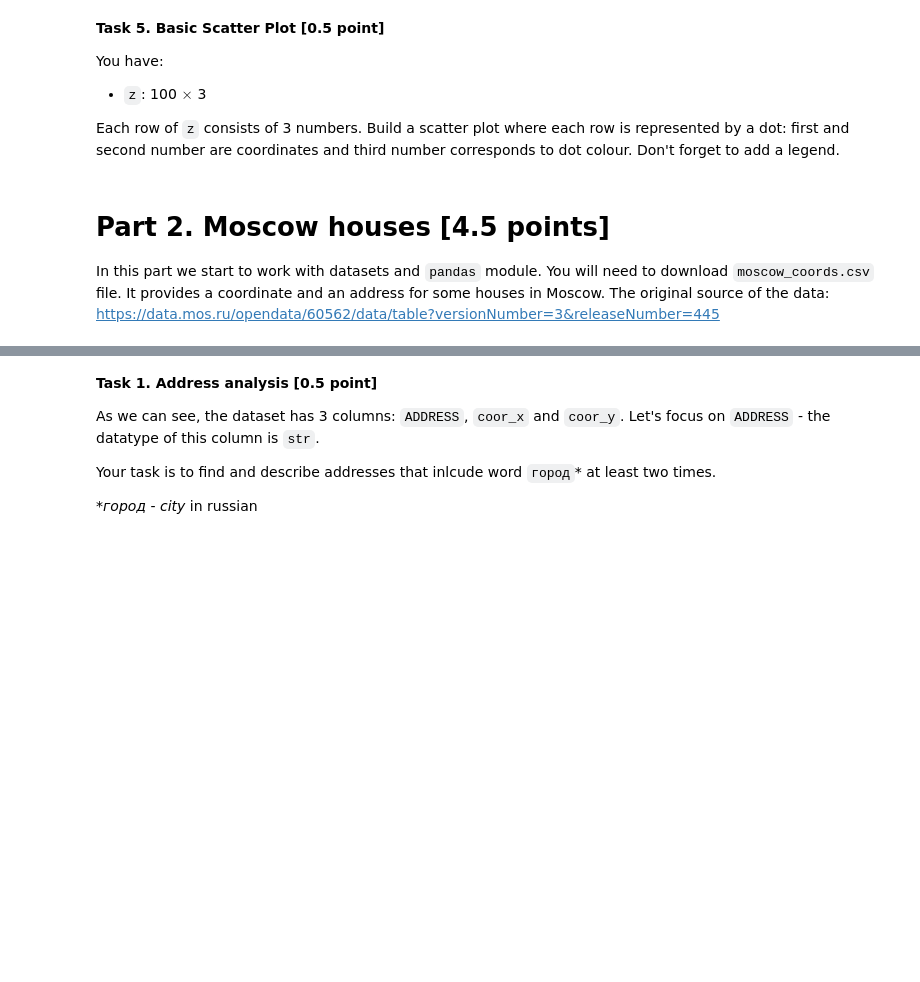
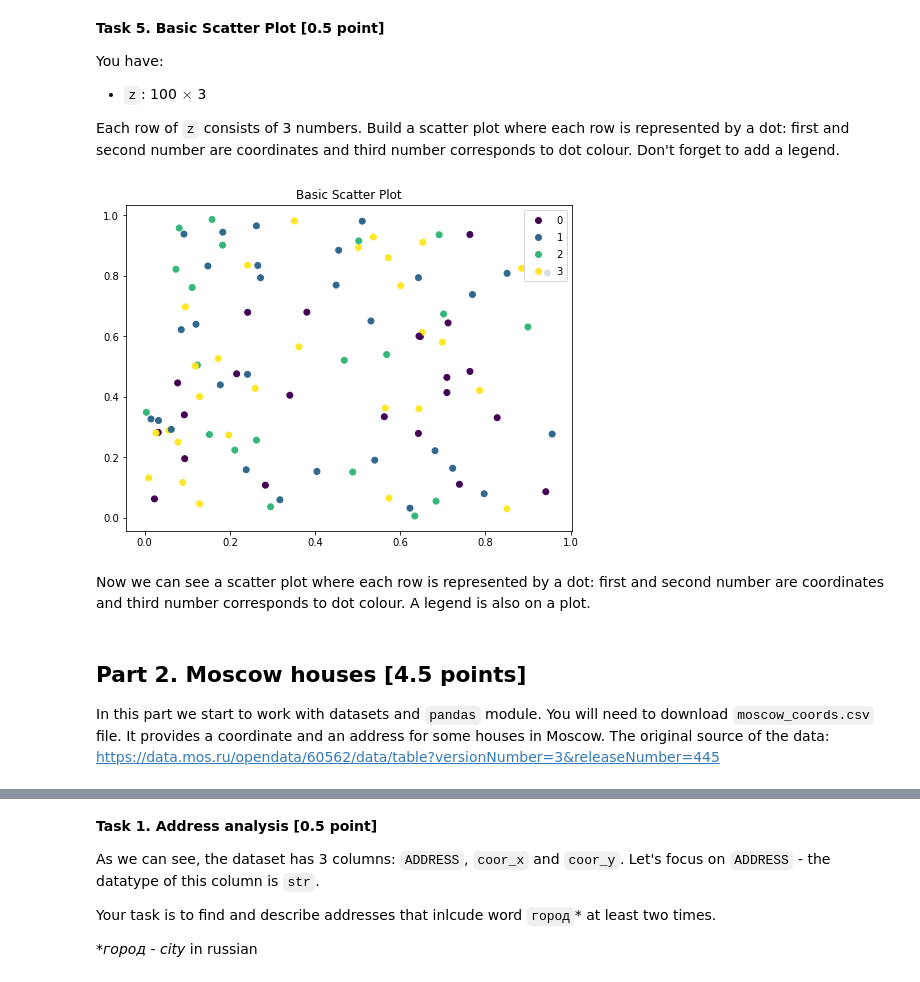
Before and after one commit to eugeuie/machine-learning, a Jupyter notebook: homework_1_numpy_pandas_matplotlib/2021_lab01_m103_Abdullaeva_Evgenia.ipynb, the cells around one changed output, grey strips where cells are left out. Saved outputs shown, nothing was run; the diff lists cells and outputs as text; code cells hidden in the pictures; blank space fills up the shorter version.

Commit message:
Homework 1, part 1

```diff
--- a/homework_1_numpy_pandas_matplotlib/2021_lab01_m103_Abdullaeva_Evgenia.ipynb
+++ b/homework_1_numpy_pandas_matplotlib/2021_lab01_m103_Abdullaeva_Evgenia.ipynb
@@ -95,5 +124,5 @@ Create a 2-dimensional numpy array `x` of 100 by 2 shape filled with random numb
 # %%
-x = # YOUR CODE HERE
+x = np.random.uniform(0, 1, (100, 2))
 
 assert x.shape == (100, 2), "Wrong shape"
 assert x.min() >= 0 and x.max() <= 1, "Wrong range"
@@ -172,6 +230,6 @@ You have:
 
 Concatenate them horizontally to get `z`: 100 $\times$ 3
 # %%
-z = # YOUR CODE HERE
+z = np.concatenate((x, y.reshape(100, 1)), axis=1)
 
 assert z.shape == (100, 3) and np.equal(z[:, :2], x).all() and np.equal(z[:, -1], y).all()
@@ -185,12 +245,16 @@ Each row of `z` consists of 3 numbers. Build a scatter plot where each row is re
 # %%
 plt.figure(figsize=(8, 6))
 plt.title("Basic Scatter Plot")
-# YOUR CODE HERE
+scatter = plt.scatter(z[:, 0], z[:, 1], c=z[:, 2])
 
-plt.legend(loc="upper right")
+plt.legend(handles=scatter.legend_elements()[0], labels=scatter.legend_elements()[1], loc="upper right")
 plt.show()
+# %% [output]
+[figure, added]
+# %% [markdown]
+Now we can see a scatter plot where each row is represented by a dot: first and second number are coordinates and third number corresponds to dot colour. A legend is also on a plot.
 # %% [markdown]
-# Part 2. Moscow houses [4.5 points]
+## Part 2. Moscow houses [4.5 points]
 
 In this part we start to work with datasets and `pandas` module.
 You will need to download `moscow_coords.csv` file. It provides a coordinate and an address for some houses in Moscow. The original source of the data: https://data.mos.ru/opendata/60562/data/table?versionNumber=3&releaseNumber=445
```
Also changed, not shown: parts of 27 cells of this notebook, 5 other files.
